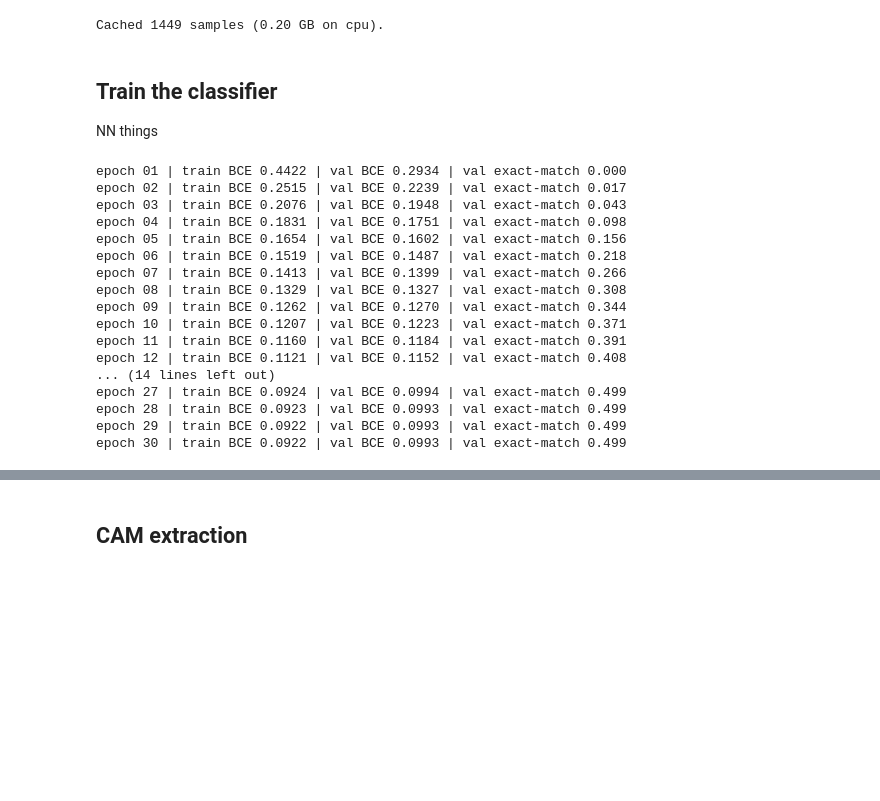
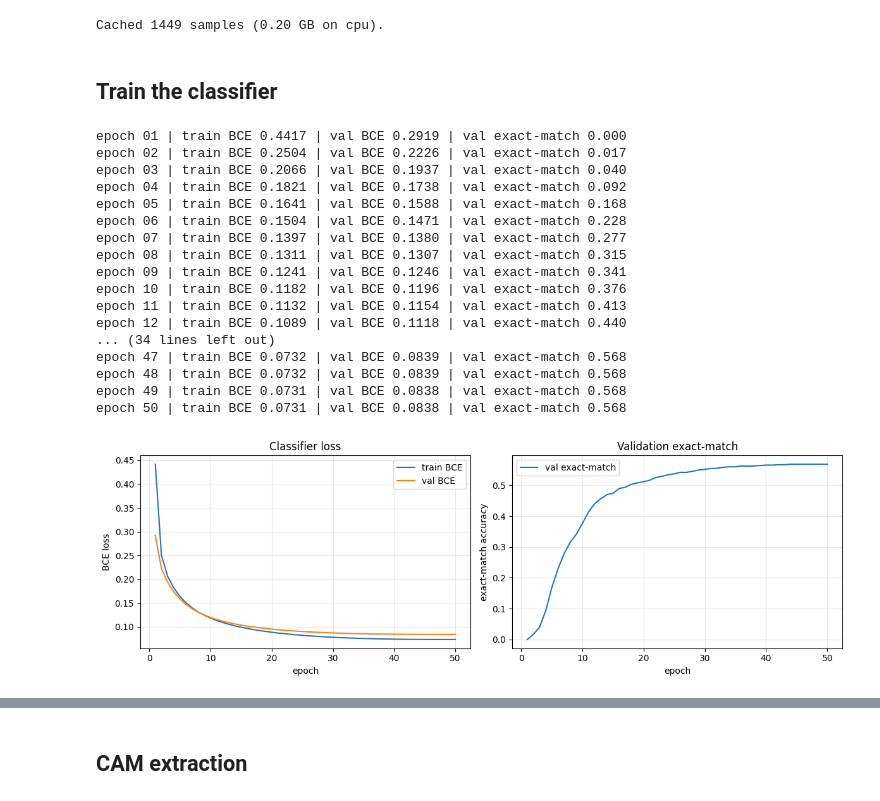
Before and after one commit to AndreyKarmanov/cs484-wsss, a Jupyter notebook: basic.ipynb, the cells around one changed output, grey strips where cells are left out. Drawn from its saved outputs; the diff is of its cells as text; code cells hidden in the pictures; blank space fills up the shorter version.

```diff
--- a/basic.ipynb
+++ b/basic.ipynb
@@ -82,8 +83,9 @@ class CAMClassifier(nn.Module):
     @torch.no_grad()
     def cam(self, patch_tokens: torch.Tensor, grid: int) -> torch.Tensor:
         """
-        Raw CAM on the patch grid: [B, C, grid, grid] (no normalization).
-        Similar to Zhou et al., CVPR 2016
+        Raw CAM on the patch grid.
+
+        Based off the original paper where CAMs were introduced in Zhou et al., CVPR 2016
         """
         B, P, D = patch_tokens.shape
         feats = patch_tokens.transpose(1, 2).reshape(B, D, grid, grid)
@@ -137,16 +139,14 @@ Cached 1464 samples (0.21 GB on cpu).
 Cached 1449 samples (0.20 GB on cpu).
 # %% [markdown]
 ## Train the classifier
-
-NN things
 # %%
-EPOCHS = 30
+EPOCHS = 50
 LR = 1e-3
 WEIGHT_DECAY = 1e-4
 
 optimizer = AdamW(classifier.parameters(), lr=LR, weight_decay=WEIGHT_DECAY)
 scheduler = CosineAnnealingLR(optimizer, T_max=EPOCHS)
-bce = nn.BCEWithLogitsLoss()
+bce = nn.BCEWithLogitsLoss() # multiclass classification
 
 
 def cached_batches(tokens, labels, batch_size, shuffle=True):
@@ -159,6 +159,9 @@ def cached_batches(tokens, labels, batch_size, shuffle=True):
 
 @torch.no_grad()
 def eval_classifier(tokens, labels, batch_size=256):
+    '''
+    Multilabel classification metrics
+    '''
     classifier.eval()
     total, correct, loss_sum = 0, 0, 0.0
     for x, y in cached_batches(tokens, labels, batch_size, shuffle=False):
@@ -191,20 +194,40 @@ for epoch in range(1, EPOCHS + 1):
     print(f"epoch {epoch:02d} | train BCE {train_loss:.4f} "
           f"| val BCE {val_loss:.4f} | val exact-match {val_exact:.3f}")
 # %% [output]
-epoch 01 | train BCE 0.4422 | val BCE 0.2934 | val exact-match 0.000
-epoch 02 | train BCE 0.2515 | val BCE 0.2239 | val exact-match 0.017
-epoch 03 | train BCE 0.2076 | val BCE 0.1948 | val exact-match 0.043
-epoch 04 | train BCE 0.1831 | val BCE 0.1751 | val exact-match 0.098
-epoch 05 | train BCE 0.1654 | val BCE 0.1602 | val exact-match 0.156
-epoch 06 | train BCE 0.1519 | val BCE 0.1487 | val exact-match 0.218
-epoch 07 | train BCE 0.1413 | val BCE 0.1399 | val exact-match 0.266
-epoch 08 | train BCE 0.1329 | val BCE 0.1327 | val exact-match 0.308
-epoch 09 | train BCE 0.1262 | val BCE 0.1270 | val exact-match 0.344
-epoch 10 | train BCE 0.1207 | val BCE 0.1223 | val exact-match 0.371
-epoch 11 | train BCE 0.1160 | val BCE 0.1184 | val exact-match 0.391
-epoch 12 | train BCE 0.1121 | val BCE 0.1152 | val exact-match 0.408
-... (14 lines left out)
-epoch 27 | train BCE 0.0924 | val BCE 0.0994 | val exact-match 0.499
-epoch 28 | train BCE 0.0923 | val BCE 0.0993 | val exact-match 0.499
-epoch 29 | train BCE 0.0922 | val BCE 0.0993 | val exact-match 0.499
-epoch 30 | train BCE 0.0922 | val BCE 0.0993 | val exact-match 0.499
+epoch 01 | train BCE 0.4417 | val BCE 0.2919 | val exact-match 0.000
+epoch 02 | train BCE 0.2504 | val BCE 0.2226 | val exact-match 0.017
+epoch 03 | train BCE 0.2066 | val BCE 0.1937 | val exact-match 0.040
+epoch 04 | train BCE 0.1821 | val BCE 0.1738 | val exact-match 0.092
+epoch 05 | train BCE 0.1641 | val BCE 0.1588 | val exact-match 0.168
+epoch 06 | train BCE 0.1504 | val BCE 0.1471 | val exact-match 0.228
+epoch 07 | train BCE 0.1397 | val BCE 0.1380 | val exact-match 0.277
+epoch 08 | train BCE 0.1311 | val BCE 0.1307 | val exact-match 0.315
+epoch 09 | train BCE 0.1241 | val BCE 0.1246 | val exact-match 0.341
+epoch 10 | train BCE 0.1182 | val BCE 0.1196 | val exact-match 0.376
+epoch 11 | train BCE 0.1132 | val BCE 0.1154 | val exact-match 0.413
+epoch 12 | train BCE 0.1089 | val BCE 0.1118 | val exact-match 0.440
+... (34 lines left out)
+epoch 47 | train BCE 0.0732 | val BCE 0.0839 | val exact-match 0.568
+epoch 48 | train BCE 0.0732 | val BCE 0.0839 | val exact-match 0.568
+epoch 49 | train BCE 0.0731 | val BCE 0.0838 | val exact-match 0.568
+epoch 50 | train BCE 0.0731 | val BCE 0.0838 | val exact-match 0.568
+# %%
+import matplotlib.pyplot as plt
+
+epochs_axis = range(1, EPOCHS + 1)
+fig, (ax_loss, ax_acc) = plt.subplots(1, 2, figsize=(12, 4))
+
+ax_loss.plot(epochs_axis, history["train_loss"], label="train BCE")
+ax_loss.plot(epochs_axis, history["val_loss"],   label="val BCE")
+ax_loss.set_xlabel("epoch"); ax_loss.set_ylabel("BCE loss")
+ax_loss.set_title("Classifier loss")
+ax_loss.legend(); ax_loss.grid(alpha=0.3)
+
+ax_acc.plot(epochs_axis, history["val_exact"], label="val exact-match")
+ax_acc.set_xlabel("epoch"); ax_acc.set_ylabel("exact-match accuracy")
+ax_acc.set_title("Validation exact-match")
+ax_acc.legend(); ax_acc.grid(alpha=0.3)
+
+plt.tight_layout(); plt.show()
+# %% [output]
+[figure, added]
```
Also changed, not shown: parts of 9 cells of this notebook.
